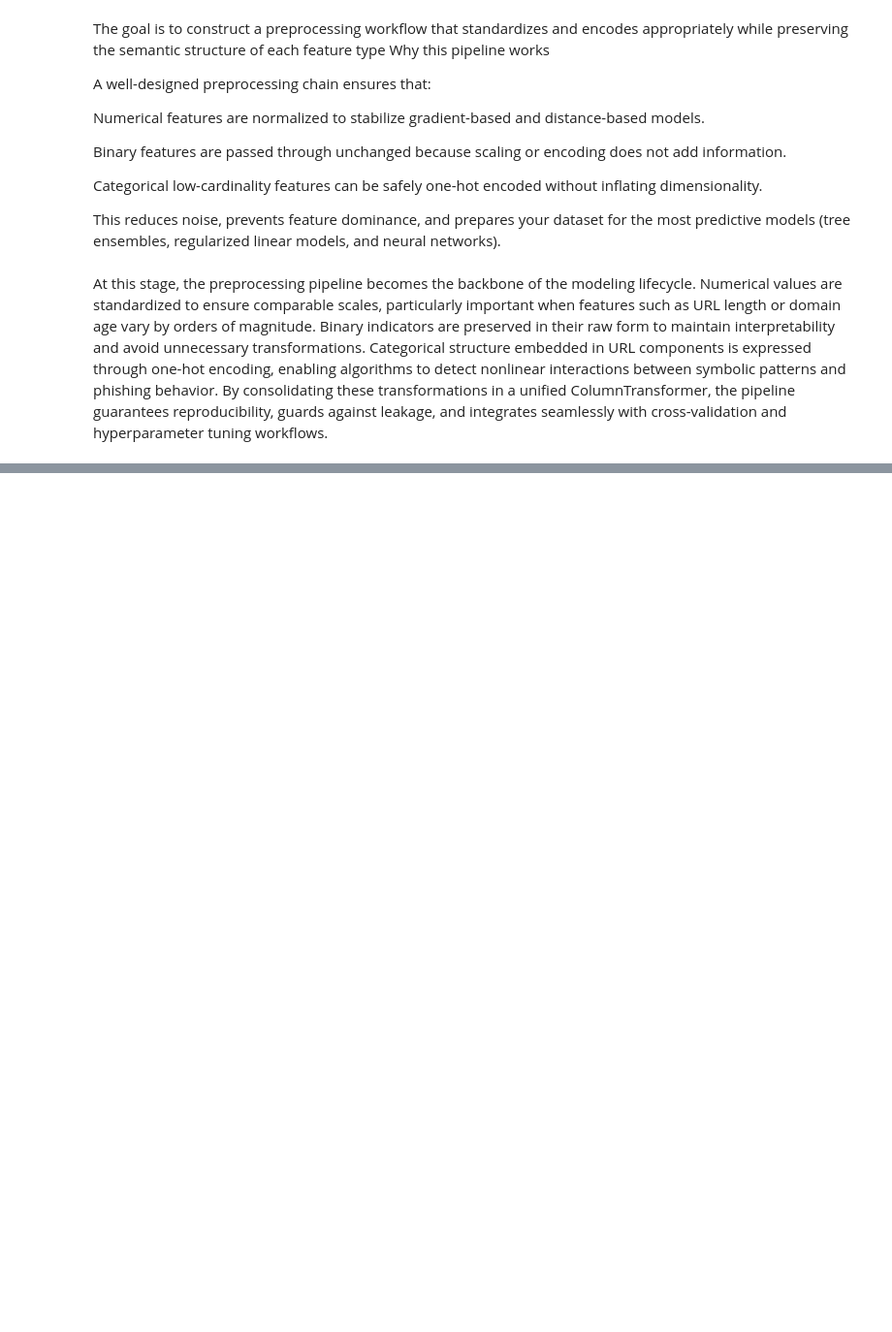
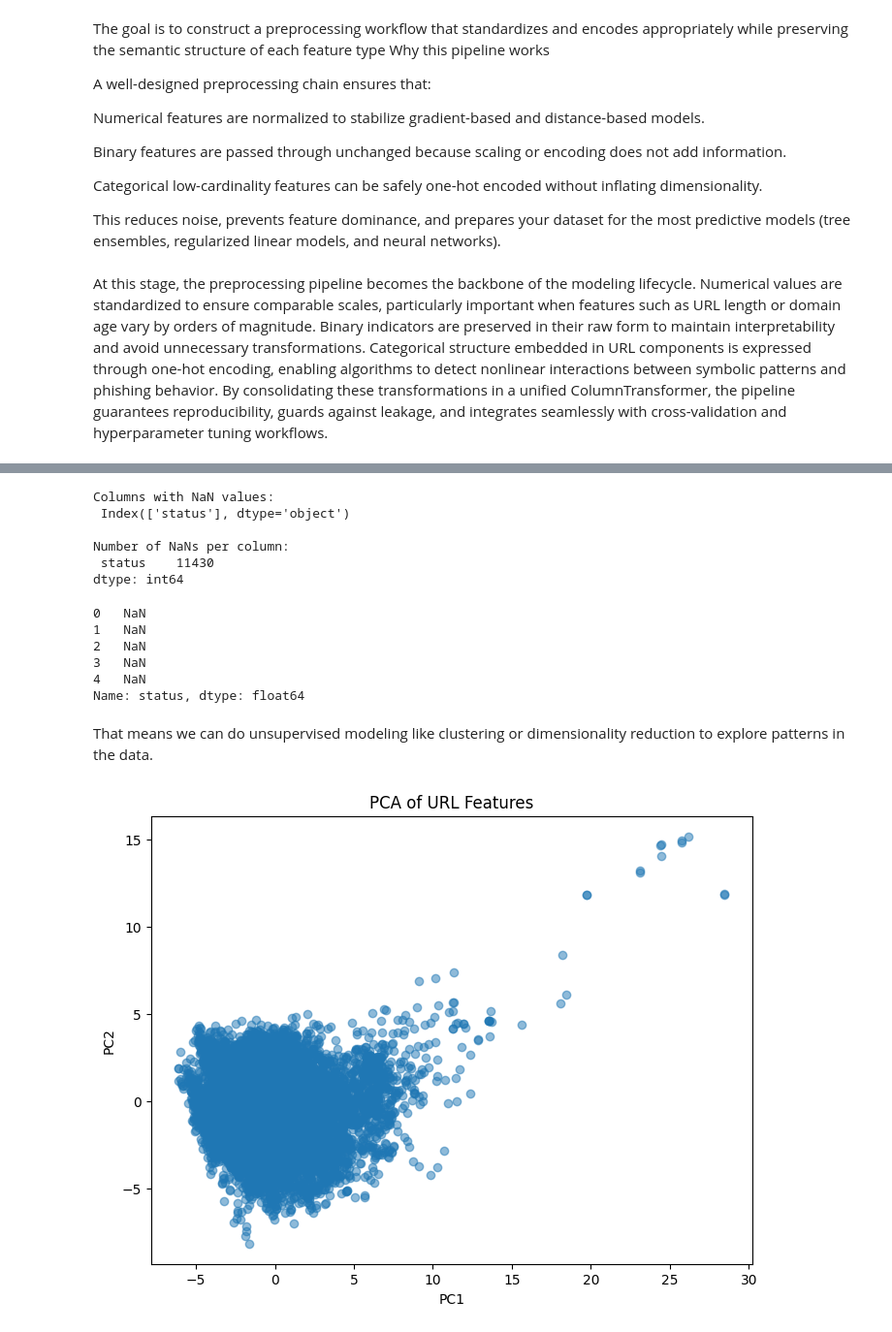
Before and after one commit to Nehemiahmageto/Detecting-Phishing-Websites-Using-URL-Based-HTML-Based-and-Domain-Based-Features, a Jupyter notebook: Model.ipynb, the cells around one changed output, grey strips where cells are left out. Shown: that part at 97% size. Drawn from its saved outputs; the diff is of its cells as text; code cells hidden in the pictures; blank space fills up the shorter version.

```diff
--- a/Model.ipynb
+++ b/Model.ipynb
@@ -252,0 +276,66 @@ At this stage, the preprocessing pipeline becomes the backbone of the modeling l
+# %%
+from sklearn.preprocessing import PowerTransformer
+
+num_features = [
+    'length_url', 'length_hostname', 'nb_hyphens', 'nb_percent',
+    'nb_slash', 'ratio_digits_url', 'ratio_digits_host', 'length_words_raw',
+    'char_repeat', 'shortest_words_raw', 'shortest_word_host',
+    'shortest_word_path', 'longest_words_raw', 'longest_word_host',
+    'longest_word_path', 'avg_words_raw', 'avg_word_host', 'avg_word_path',
+    'nb_hyperlinks', 'ratio_intHyperlinks', 'ratio_extHyperlinks',
+    'nb_extCSS', 'ratio_extRedirection', 'ratio_extErrors', 'links_in_tags',
+    'ratio_intMedia', 'ratio_extMedia', 'safe_anchor', 'domain_registration_length',
+    'domain_age', 'web_traffic'
+]
+
+pt = PowerTransformer()
+df2[num_features] = pt.fit_transform(df2[num_features])
+# %%
+# Find columns with any NaN values
+nan_columns = df2.columns[df2.isna().any()]
+print("Columns with NaN values:\n", nan_columns)
+
+# Optional: see how many NaNs per column
+print("\nNumber of NaNs per column:\n", df2[nan_columns].isna().sum())
+# %% [output]
+Columns with NaN values:
+ Index(['status'], dtype='object')
+
+Number of NaNs per column:
+ status    11430
+dtype: int64
+# %%
+df2.columns = df2.columns.str.strip()  # remove leading/trailing spaces
+print(df2['status'].head())
+# %% [output]
+0   NaN
+1   NaN
+2   NaN
+3   NaN
+4   NaN
+Name: status, dtype: float64
+# %%
+df2 = df2.drop(columns=['status'])
+# %% [markdown]
+That means we can do unsupervised modeling like clustering or dimensionality reduction to explore patterns in the data.
+# %%
+from sklearn.preprocessing import StandardScaler
+
+# Scale the features
+scaler = StandardScaler()
+X_scaled = scaler.fit_transform(df2)
+# %%
+from sklearn.decomposition import PCA
+import matplotlib.pyplot as plt
+
+pca = PCA(n_components=2)
+X_pca = pca.fit_transform(X_scaled)
+
+plt.figure(figsize=(8,6))
+plt.scatter(X_pca[:,0], X_pca[:,1], alpha=0.5)
+plt.xlabel("PC1")
+plt.ylabel("PC2")
+plt.title("PCA of URL Features")
+plt.show()
+# %% [output]
+[figure, added]
```
Also changed, not shown: parts of 12 cells of this notebook.
